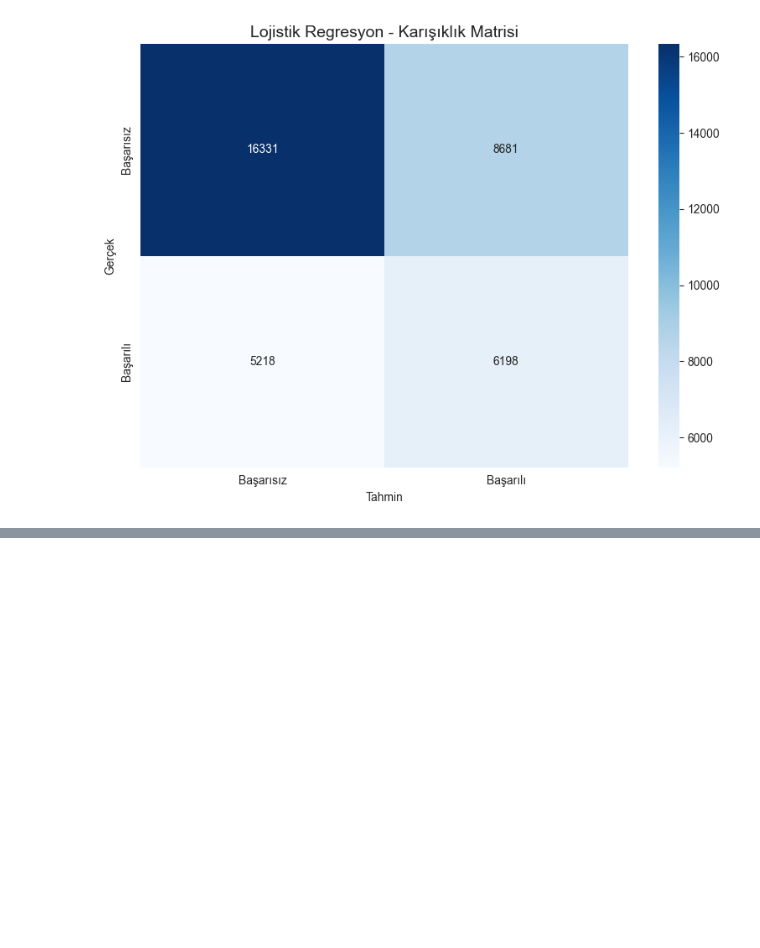
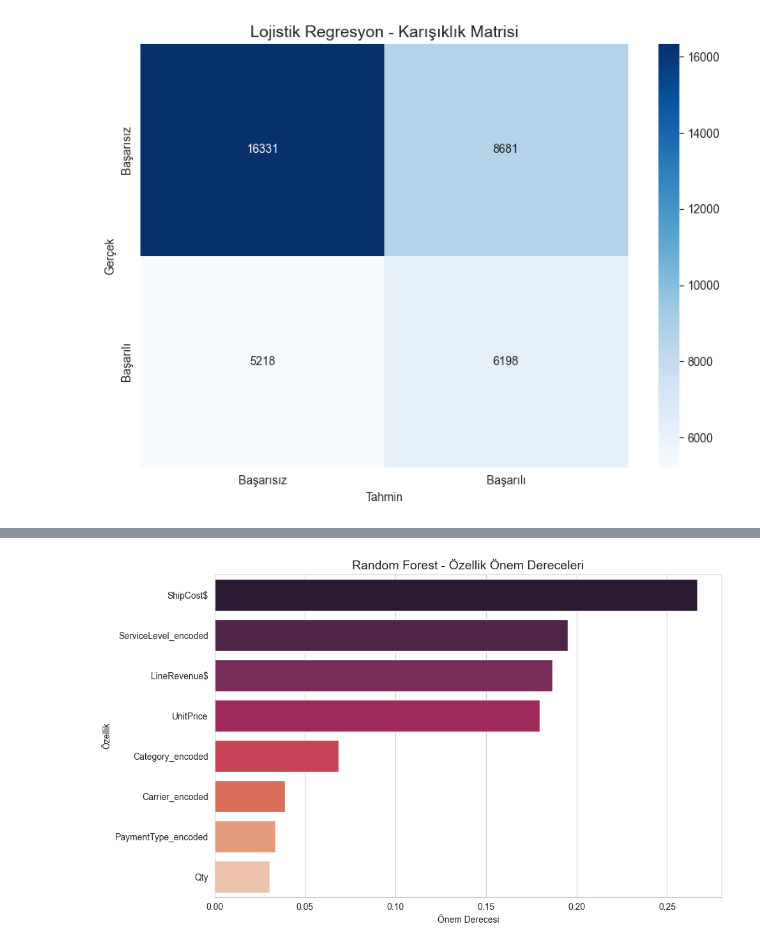
Before and after one commit to Rtur2003/Rtur2003-Data-Science---Python, a Jupyter notebook: Deneme.ipynb, the cells around one changed output, grey strips where cells are left out. Cells and saved outputs as stored; diff of their text form; code cells hidden in the pictures; blank space fills up the shorter version.

```diff
--- a/Deneme.ipynb
+++ b/Deneme.ipynb
@@ -860,0 +983,15 @@ plt.show()
+# %%
+# Random Forest - Özellik Önem Dereceleri
+rf_ozellik_onemleri = pd.DataFrame({
+    'Özellik': ozellik_sutunlari,
+    'Önem': rf_model.feature_importances_
+}).sort_values('Önem', ascending=False)
+plt.figure(figsize=(10, 6))
+sns.barplot(data=rf_ozellik_onemleri, x='Önem', y='Özellik', palette='rocket')
+plt.title('Random Forest - Özellik Önem Dereceleri', fontsize=14)
+plt.xlabel('Önem Derecesi')
+plt.ylabel('Özellik')
+plt.tight_layout()
+plt.show()
+# %% [output]
+[figure, added]
```
Also changed, not shown: parts of 9 cells of this notebook.
